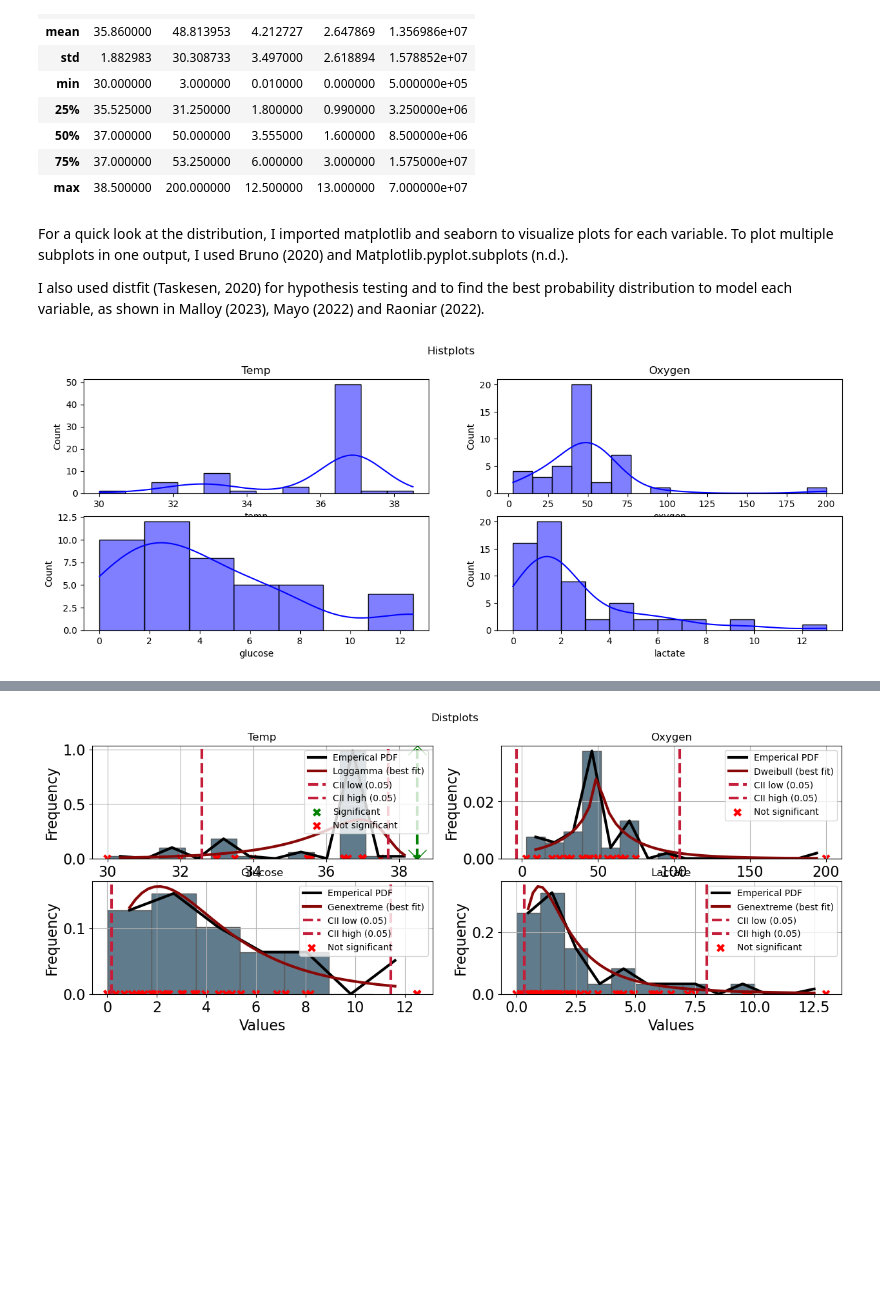
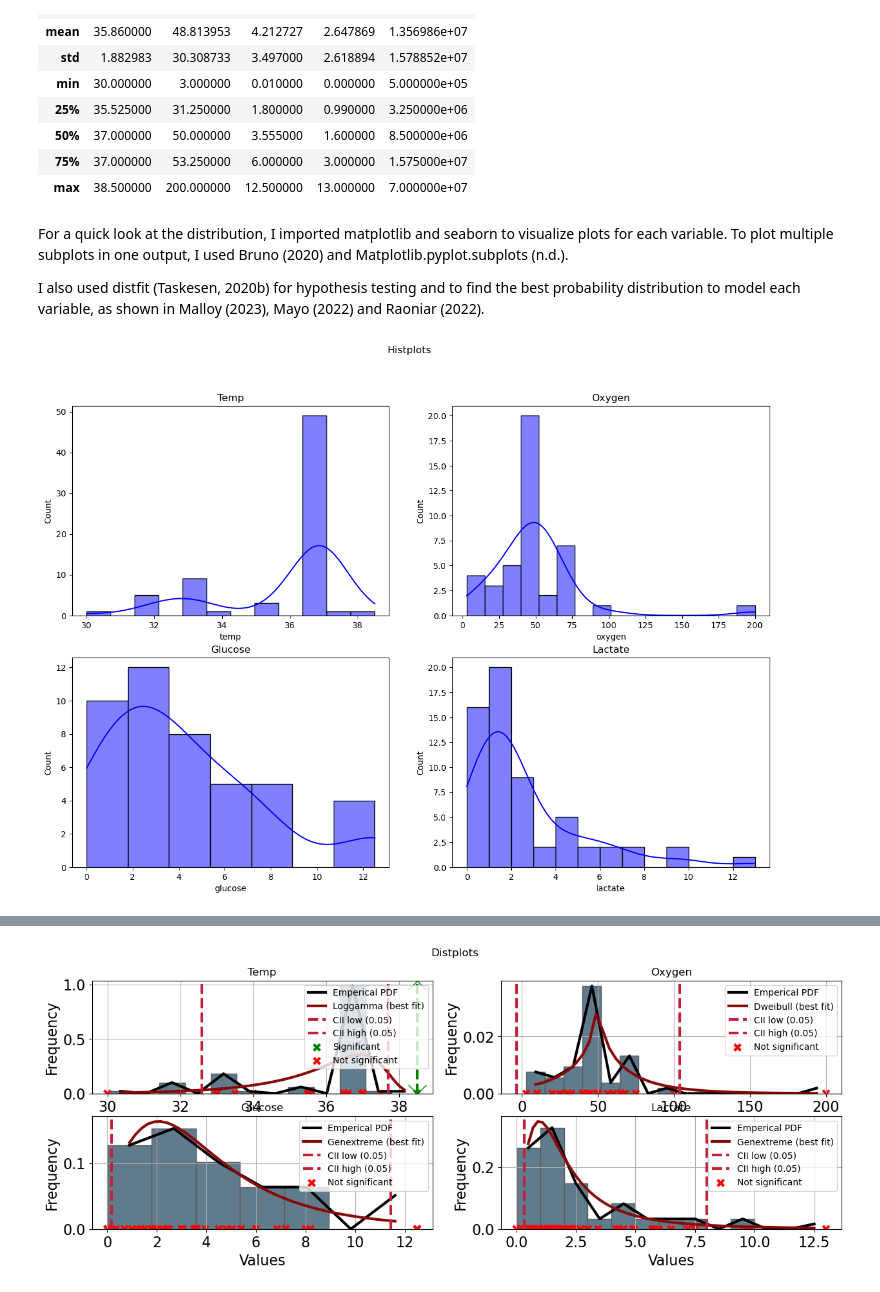
Before and after one commit to nurbujang/1progdaw23, a Jupyter notebook: project1.ipynb, the cells around one changed output, grey strips where cells are left out. Saved outputs shown, nothing was run; the diff lists cells and outputs as text; code cells hidden in the pictures; blank space fills up the shorter version.

```diff
--- a/project1.ipynb
+++ b/project1.ipynb
@@ -229,36 +229,38 @@ df.describe()
 # %% [markdown]
 For a quick look at the distribution, I imported matplotlib and seaborn to visualize plots for each variable. To plot multiple subplots in one output, I used Bruno (2020) and Matplotlib.pyplot.subplots (n.d.).
 
-I also used distfit (Taskesen, 2020) for hypothesis testing and to find the best probability distribution to model each variable, as shown in Malloy (2023), Mayo (2022) and Raoniar (2022).
+I also used distfit (Taskesen, 2020b) for hypothesis testing and to find the best probability distribution to model each variable, as shown in Malloy (2023), Mayo (2022) and Raoniar (2022).
 # %%
 # For the independent variables:
 
-fig, axs = plt.subplots(2, 2, figsize=[15, 5])
+fig, axs = plt.subplots(2, 2, figsize=[15, 10])
 fig.suptitle('Histplots')
 
 sns.histplot(df['temp'],
-             kde=True, color='blue', label='Data', #x='Temp',
+             kde=True, color='blue', label='Data',
              ax=axs[0,0]
              )
 axs[0,0].set_title('Temp')
 
 sns.histplot(df['oxygen'],
              kde=True, color='blue', label='Data',
              ax=axs[0,1]
              )
 axs[0,1].set_title('Oxygen')
 
 sns.histplot(df['glucose'],
              kde=True, color='blue', label='Data',
              ax=axs[1,0]
              )
+axs[1,0].set_title('Glucose')
 
 sns.histplot(df['lactate'],
              kde=True, color='blue', label='Data',
              ax=axs[1,1]
-             );
+             )
+axs[1,1].set_title('Lactate');
 # %% [output]
-[figure, old version]
+[figure, new version]
 # %%
 dists = {} # create a list of columns
 
```
Also changed, not shown: parts of 12 cells of this notebook.
